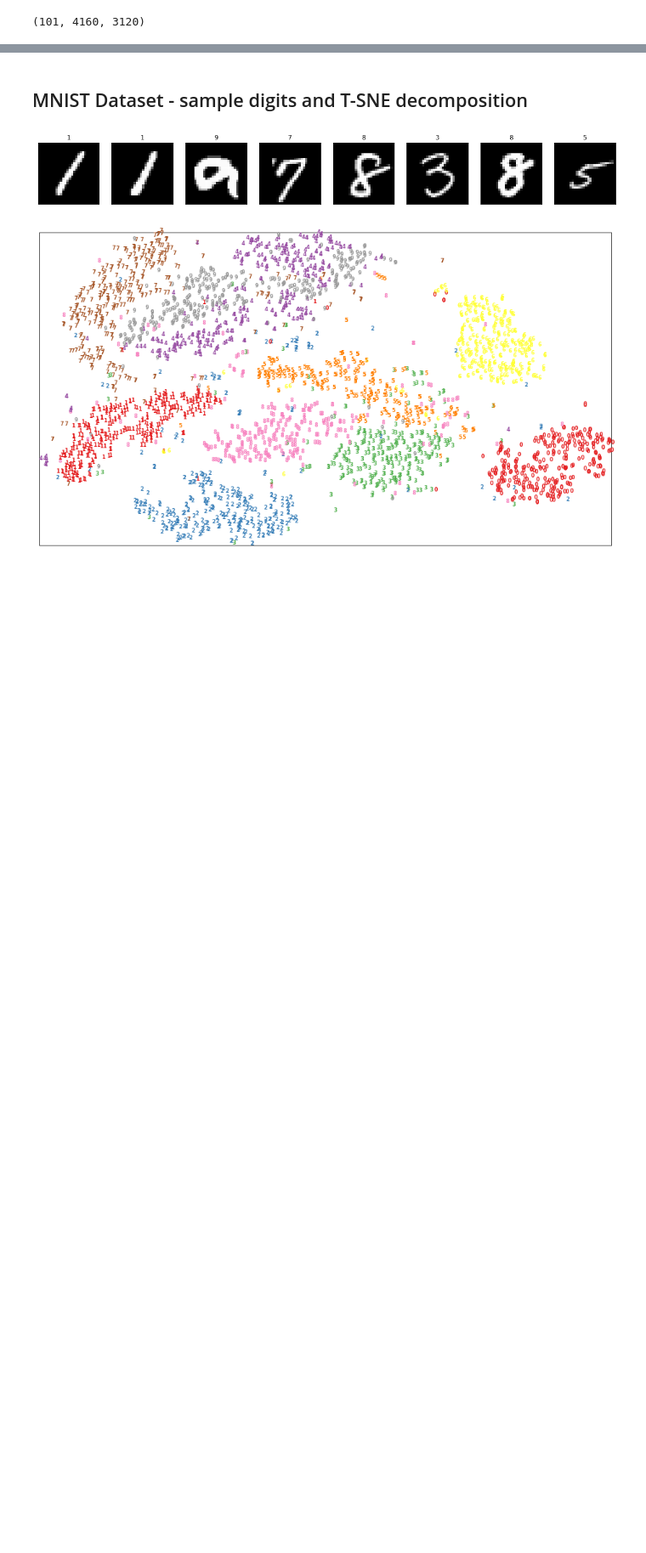
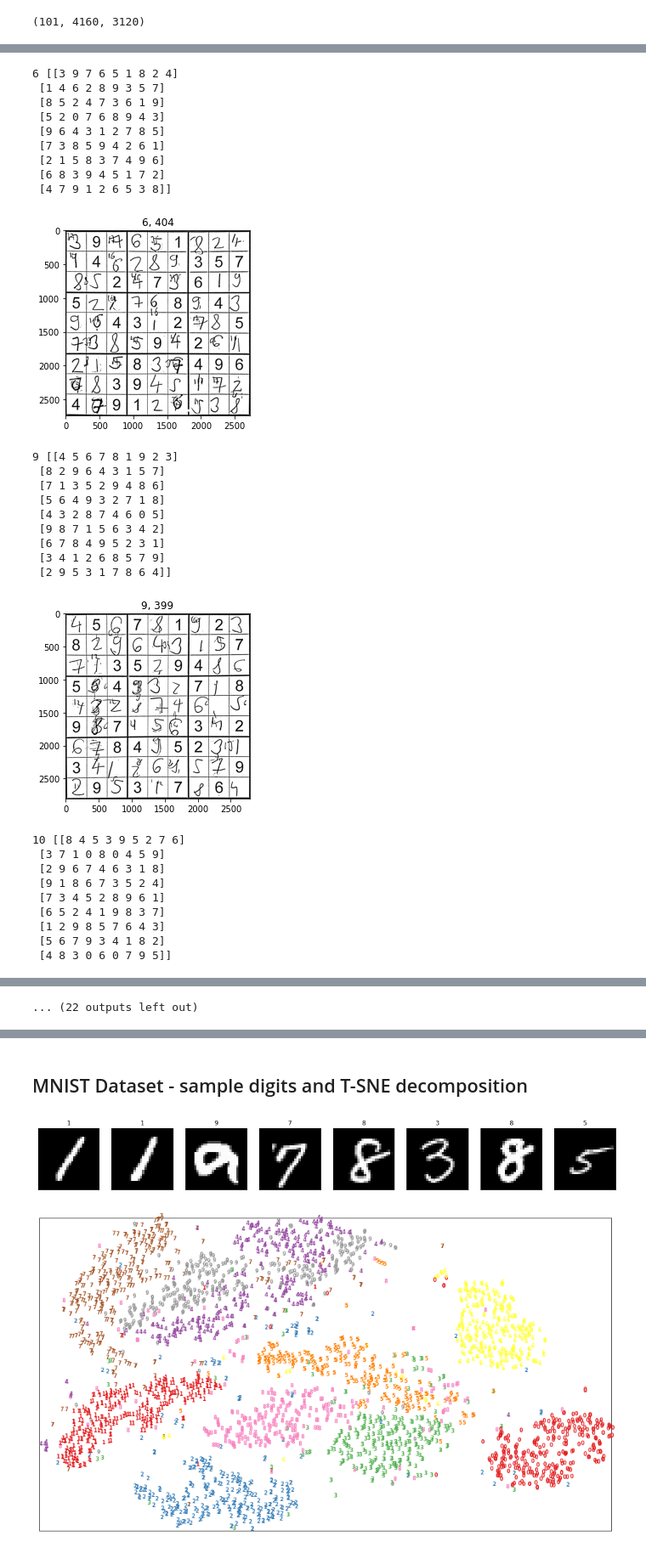
Before and after one commit to iCarrrot/nn_sudoku_project, a Jupyter notebook: Project.ipynb, the cells around one changed output, grey strips where cells are left out. Shown at 85% size. Cells and saved outputs as stored; diff of their text form; code cells hidden in the pictures; blank space fills up the shorter version.

```diff
--- a/Project.ipynb
+++ b/Project.ipynb
@@ -69,0 +89,39 @@ gray_images.shape
+# %%
+errors = []
+for idx, (img, y) in enumerate(zip(deskewed_imgs, desk_img_labels)):
+    if sum(y) != 9 * 45:
+        errors.append(idx)
+        print(idx, np.asarray(y).reshape(9,9))
+        plt.imshow(img, cmap='gray')
+        plt.title(f"{idx}, {sum(y)}")
+        plt.show()
+# %% [output]
+6 [[3 9 7 6 5 1 8 2 4]
+ [1 4 6 2 8 9 3 5 7]
+ [8 5 2 4 7 3 6 1 9]
+ [5 2 0 7 6 8 9 4 3]
+ [9 6 4 3 1 2 7 8 5]
+ [7 3 8 5 9 4 2 6 1]
+ [2 1 5 8 3 7 4 9 6]
+ [6 8 3 9 4 5 1 7 2]
+ [4 7 9 1 2 6 5 3 8]]
+[figure, added]
+9 [[4 5 6 7 8 1 9 2 3]
+ [8 2 9 6 4 3 1 5 7]
+ [7 1 3 5 2 9 4 8 6]
+ [5 6 4 9 3 2 7 1 8]
+ [4 3 2 8 7 4 6 0 5]
+ [9 8 7 1 5 6 3 4 2]
+ [6 7 8 4 9 5 2 3 1]
+ [3 4 1 2 6 8 5 7 9]
+ [2 9 5 3 1 7 8 6 4]]
+[figure, added]
+10 [[8 4 5 3 9 5 2 7 6]
+ [3 7 1 0 8 0 4 5 9]
+ [2 9 6 7 4 6 3 1 8]
+ [9 1 8 6 7 3 5 2 4]
+ [7 3 4 5 2 8 9 6 1]
+ [6 5 2 4 1 9 8 3 7]
+ [1 2 9 8 5 7 6 4 3]
+ [5 6 7 9 3 4 1 8 2]
+ [4 8 3 0 6 0 7 9 5]]
@@ -70 +159,2 @@ gray_images.shape
+... (22 outputs left out)
 # %% [markdown]
```
Also changed, not shown: parts of 26 cells of this notebook.
